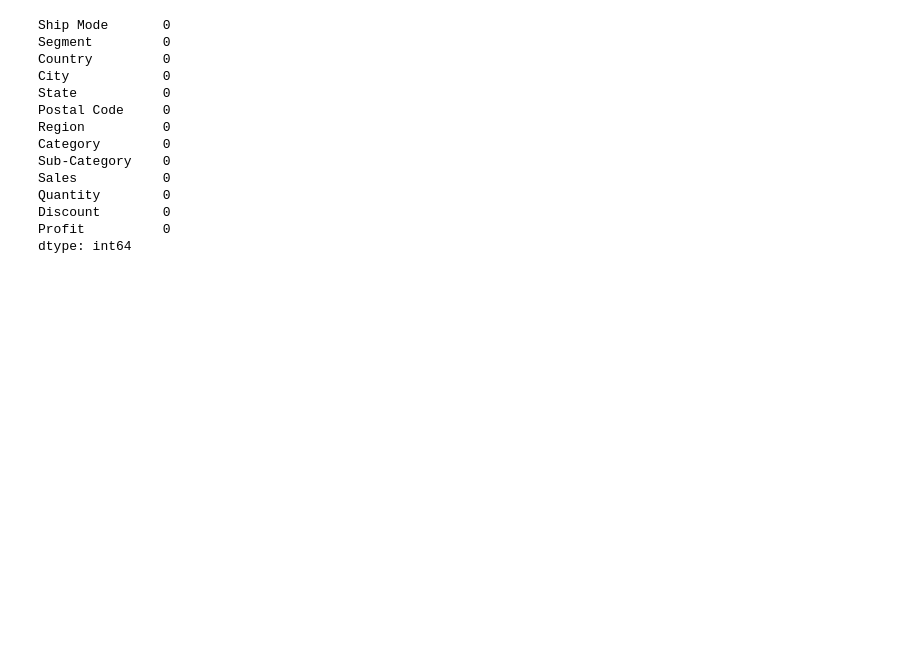
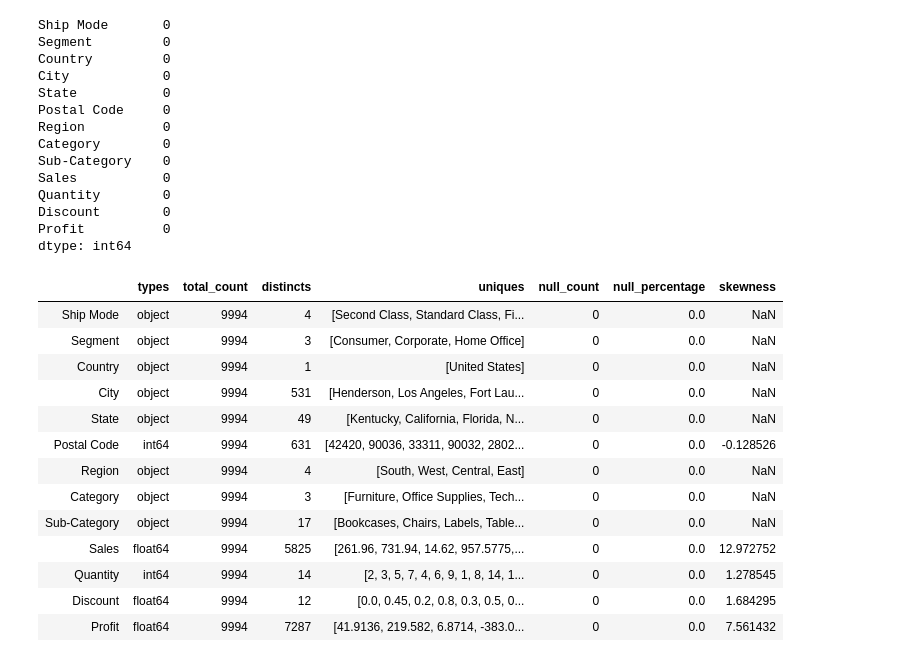
Before and after one commit to sameersharma1999/The-Sparks-Foundation-Internship, a Jupyter notebook: Task-5 Explore Business Analytics/Analysis.ipynb, the cells around one changed output. Cells and saved outputs as stored; diff of their text form; code cells hidden in the pictures; blank space fills up the shorter version.

```diff
--- a/Task-5 Explore Business Analytics/Analysis.ipynb
+++ b/Task-5 Explore Business Analytics/Analysis.ipynb
@@ -41,3 +207,44 @@ Quantity        0
 Discount        0
 Profit          0
 dtype: int64
+# %%
+categorical_features = ['Ship Mode', 'Segment', 'Country', 'City', 'State', 'Region', 'Category', 'Sub-Category']
+continuous_features = ['Postal Code', 'Sales', 'Quantity', 'Discount', 'Profit']
+# %%
+pd.set_option('display.max_rows', 100)
+
+temp_df = ...
+
+def custom_table(df):
+    column_names = df.columns
+    types = [df[column].dtype for column in column_names]
+    total_count = [df[column].count() for column in column_names]
+    distincts = [len(df[column].unique()) for column in column_names]
+    uniques = [df[column].unique() for column in column_names]
+    null_count = [df[column].isnull().sum() for column in column_names]
+    null_percentage = [round((n_c/1460)*100, 2) for n_c in null_count]
+    skewness =  [df[column].skew() if column in continuous_features else np.nan for column in column_names ]
+
+    data = zip(types, total_count, distincts, uniques,null_count, null_percentage, skewness)
+
+    temp_df = pd.DataFrame(data=data, columns=['types', 'total_count', 'distincts', 'uniques','null_count',
+                                               'null_percentage', 'skewness'], index=column_names)
+
+    return temp_df
+# %%
+custom_table(df)
+# %% [output]
+|  | types | total_count | distincts | uniques | null_count | null_percentage | skewness |
+| Ship Mode | object | 9994 | 4 | [Second Class, Standard Class, Fi... | 0 | 0.0 | NaN |
+| Segment | object | 9994 | 3 | [Consumer, Corporate, Home Office] | 0 | 0.0 | NaN |
+| Country | object | 9994 | 1 | [United States] | 0 | 0.0 | NaN |
+| City | object | 9994 | 531 | [Henderson, Los Angeles, Fort Lau... | 0 | 0.0 | NaN |
+| State | object | 9994 | 49 | [Kentucky, California, Florida, N... | 0 | 0.0 | NaN |
+| Postal Code | int64 | 9994 | 631 | [42420, 90036, 33311, 90032, 2802... | 0 | 0.0 | -0.128526 |
+| Region | object | 9994 | 4 | [South, West, Central, East] | 0 | 0.0 | NaN |
+| Category | object | 9994 | 3 | [Furniture, Office Supplies, Tech... | 0 | 0.0 | NaN |
+| Sub-Category | object | 9994 | 17 | [Bookcases, Chairs, Labels, Table... | 0 | 0.0 | NaN |
+| Sales | float64 | 9994 | 5825 | [261.96, 731.94, 14.62, 957.5775,... | 0 | 0.0 | 12.972752 |
+| Quantity | int64 | 9994 | 14 | [2, 3, 5, 7, 4, 6, 9, 1, 8, 14, 1... | 0 | 0.0 | 1.278545 |
+| Discount | float64 | 9994 | 12 | [0.0, 0.45, 0.2, 0.8, 0.3, 0.5, 0... | 0 | 0.0 | 1.684295 |
+| Profit | float64 | 9994 | 7287 | [41.9136, 219.582, 6.8714, -383.0... | 0 | 0.0 | 7.561432 |
```
Also changed, not shown: parts of 9 cells of this notebook, 5 other files.
